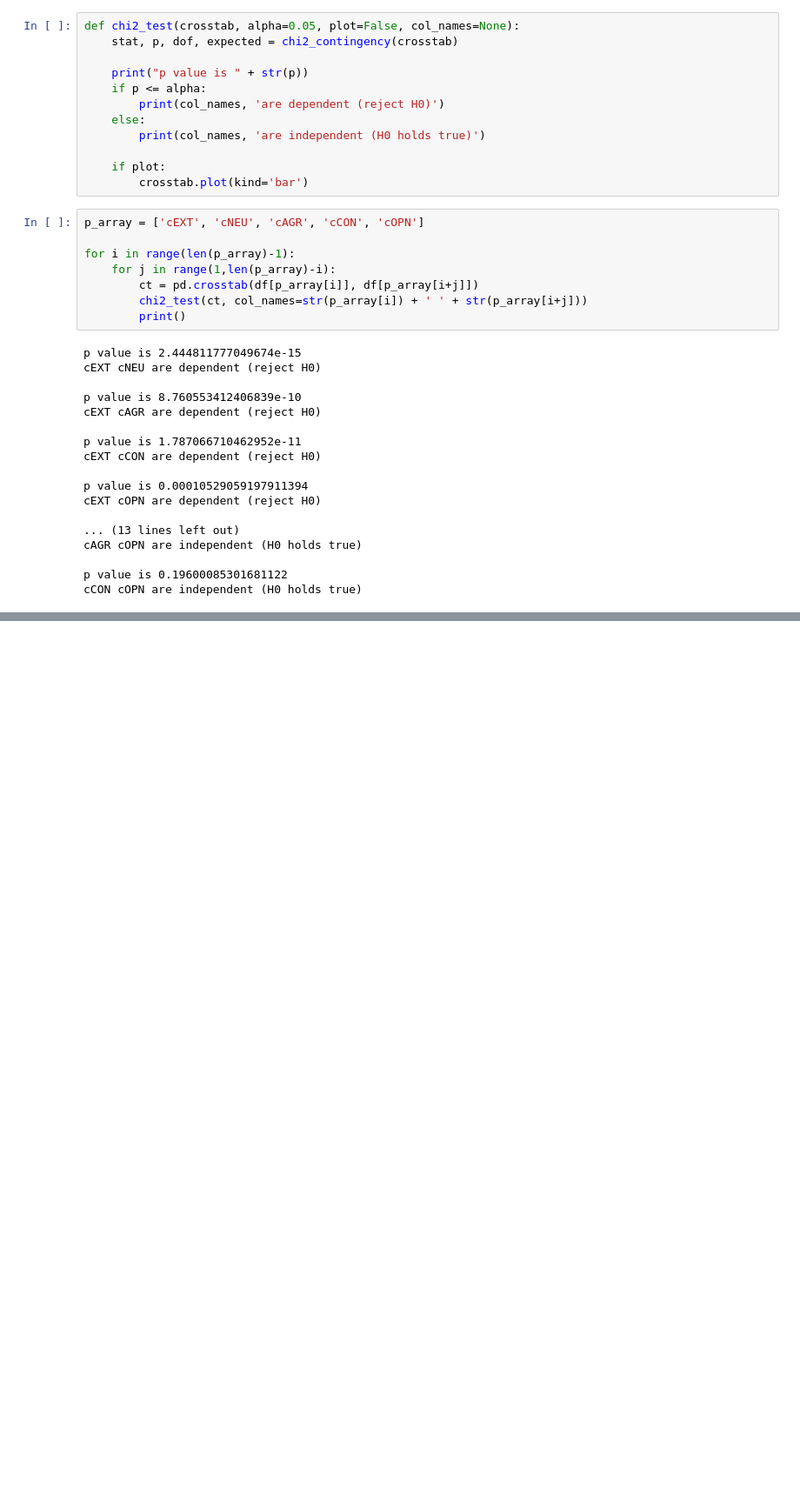
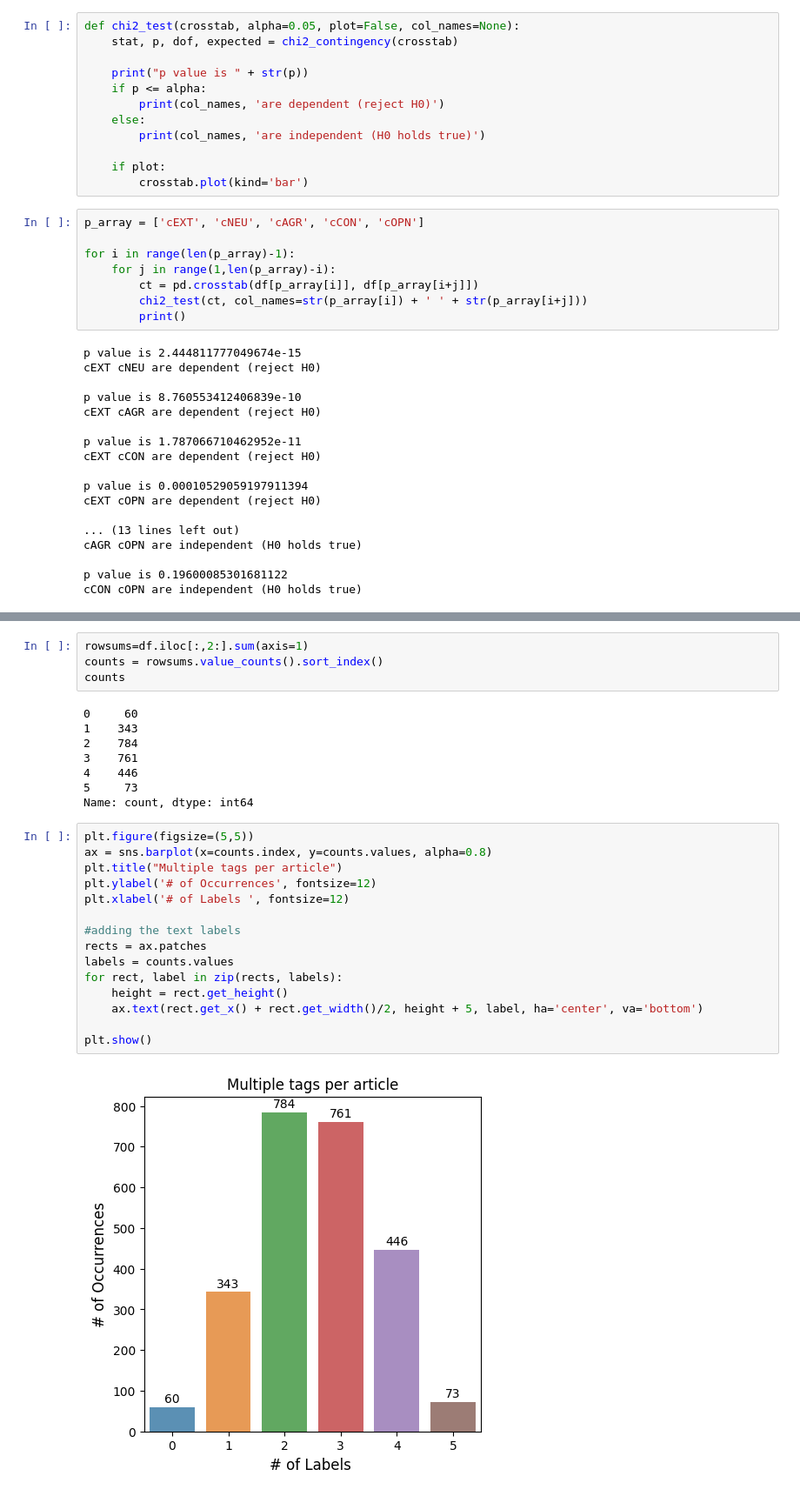
Before and after one commit to ilinardic22/TAR-project-2023, a Jupyter notebook: src/data_analysis.ipynb, the cells around one changed output, grey strips where cells are left out. Shown at 87% size. Drawn from its saved outputs; the diff is of its cells as text; blank space fills up the shorter version.

```diff
--- a/src/data_analysis.ipynb
+++ b/src/data_analysis.ipynb
@@ -82,0 +118,29 @@ cCON cOPN are independent (H0 holds true)
+# %%
+rowsums=df.iloc[:,2:].sum(axis=1)
+counts = rowsums.value_counts().sort_index()
+counts
+# %% [output]
+0     60
+1    343
+2    784
+3    761
+4    446
+5     73
+Name: count, dtype: int64
+# %%
+plt.figure(figsize=(5,5))
+ax = sns.barplot(x=counts.index, y=counts.values, alpha=0.8)
+plt.title("Multiple tags per article")
+plt.ylabel('# of Occurrences', fontsize=12)
+plt.xlabel('# of Labels ', fontsize=12)
+
+#adding the text labels
+rects = ax.patches
+labels = counts.values
+for rect, label in zip(rects, labels):
+    height = rect.get_height()
+    ax.text(rect.get_x() + rect.get_width()/2, height + 5, label, ha='center', va='bottom')
+
+plt.show()
+# %% [output]
+[figure, added]
```
Also changed, not shown: parts of 3 cells of this notebook, 5 other files.
